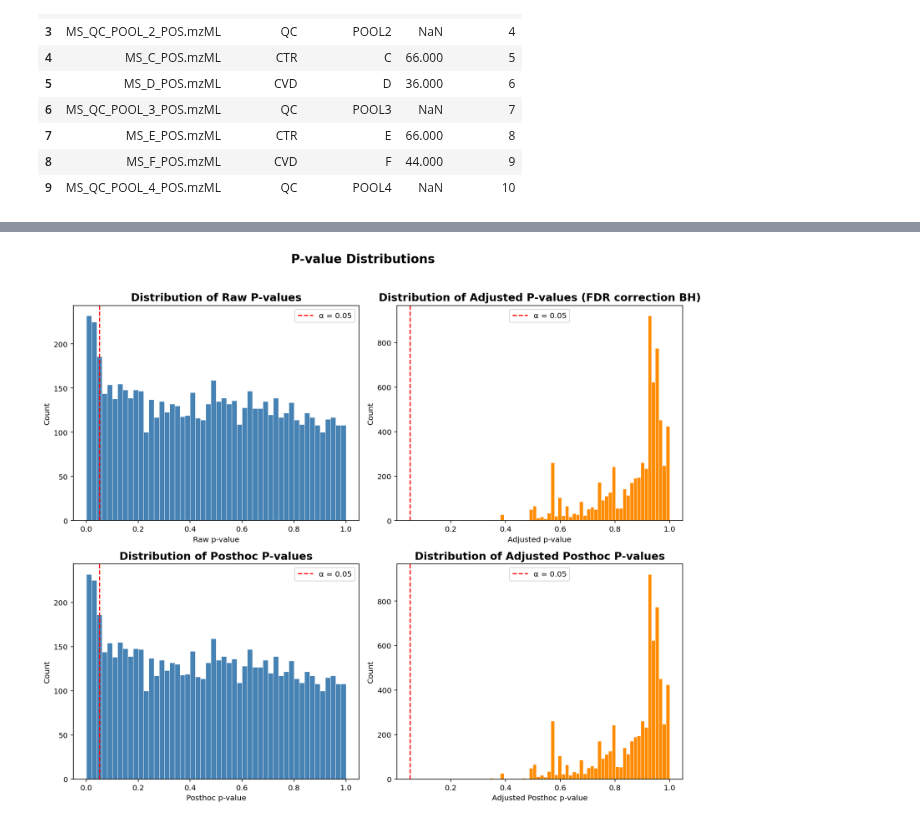
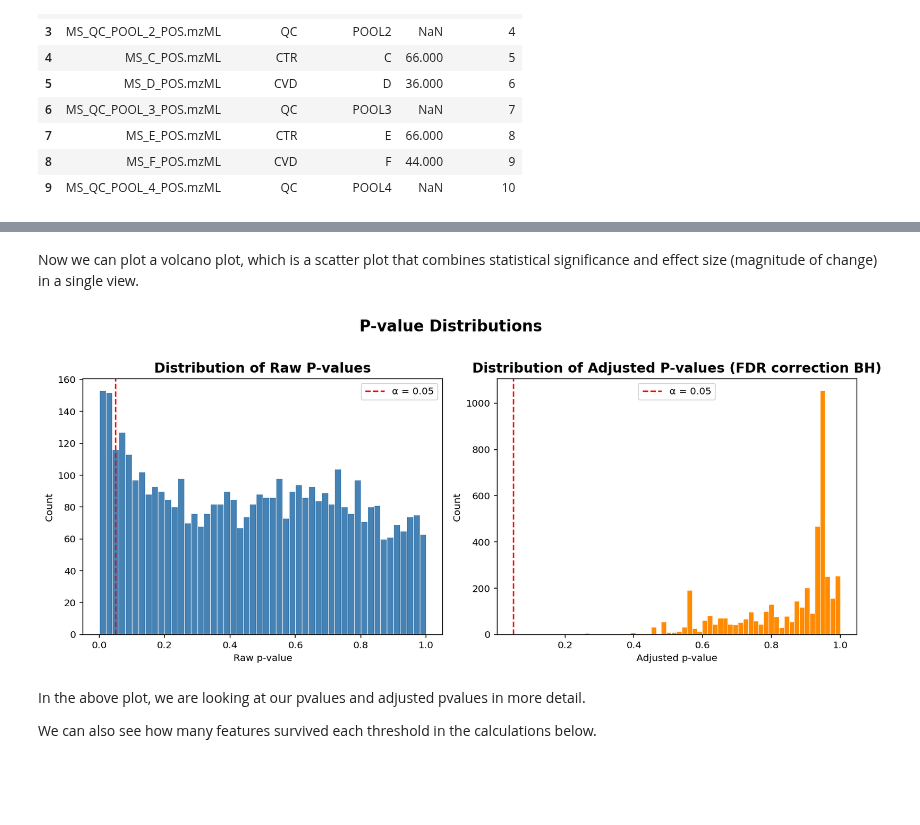
Before and after one commit to biosustain/dsp_course_metabolomics_intro, a Jupyter notebook: material/data_analysis.ipynb, the cells around one changed output, grey strips where cells are left out. Saved outputs shown, nothing was run; the diff lists cells and outputs as text; code cells hidden in the pictures; blank space fills up the shorter version.

Commit message:
:art: Updated notebook with extended documentation and analysis

```diff
--- a/material/data_analysis.ipynb
+++ b/material/data_analysis.ipynb
@@ -39,0 +450,3 @@ Transpose data, remove metadata, make colnames nicer, reset imputation (everythi
+# %%
+metaboigniter_data = pd.read_csv("/Users/fcasc/Documents/Courses/DSP_MetabolomicsCourse/dataset_metaboigniter_output/MTBLS8735_preprocessed.csv", index_col=0)
+metaboigniter_data
@@ -129,0 +681,7 @@ Blanks-based filtering: not possible (no blanks)
+# %%
+data_filtered_3 = filter_dratio(
+    data=data,
+    samples=samples,
+    qcs=qcs,
+    threshold=0.4
+)
@@ -249,5 +738,5 @@ Impute with half minimum
 # %%
-data_imputed = imputation_half_minimum(data=data_filtered_2)
+data_imputed = imputation_half_minimum(data=data_filtered_3)
 # %%
 data_imputed
 # %% [output]
@@ -905,11 +1050,11 @@ Run ANCOVA
 # %%
 ancova = (
     ad.run_ancova(
-        data_ancova.astype({group: str}),  # ! target needs to be of type str
+        data_ancova.astype({"group": str}),  # ! target needs to be of type str
         # subject=subject_col, # not used
         drop_cols=[],
-        group=group,  # needs to be a string
-        covariates=covariates,
+        group="group",  # needs to be a string
+        covariates=["age"],
     )
     .set_index("identifier")
     .sort_values(by="padj")
@@ -1006,3 +1140,5 @@ ancova.iloc[:, 6:].filter(regex=f"^(?!.*({regex_filter})).*$")
+# %% [markdown]
+Now we can plot a volcano plot, which is a scatter plot that combines statistical significance and effect size (magnitude of change) in a single view.
 # %%
 scatter_plot_adv = vuecore.plots.basic.scatter.create_scatter_plot(
     data=ancova.reset_index(),
@@ -1030,48 +1166,34 @@ scatter_plot_adv = vuecore.plots.basic.scatter.create_scatter_plot(
 )
 scatter_plot_adv
 # %%
-import pandas as pd
-import matplotlib.pyplot as plt
-import numpy as np
-
-fig, axes = plt.subplots(2, 2, figsize=(12, 10))
+fig, axes = plt.subplots(1, 2, figsize=(12, 5))
 
 # Raw p-values
-axes[0][0].hist(ancova['pvalue'].dropna(), bins=50, color='steelblue', edgecolor='white', linewidth=0.5)
-axes[0][0].set_title('Distribution of Raw P-values', fontsize=14, fontweight='bold')
-axes[0][0].set_xlabel('Raw p-value')
-axes[0][0].set_ylabel('Count')
-axes[0][0].axvline(x=0.05, color='red', linestyle='--', linewidth=1.5, label='α = 0.05')
-axes[0][0].legend()
+axes[0].hist(ancova['pvalue'].dropna(), bins=50, color='steelblue', edgecolor='white', linewidth=0.5)
+axes[0].set_title('Distribution of Raw P-values', fontsize=14, fontweight='bold')
+axes[0].set_xlabel('Raw p-value')
+axes[0].set_ylabel('Count')
+axes[0].axvline(x=0.05, color='red', linestyle='--', linewidth=1.5, label='α = 0.05')
+axes[0].legend()
 
 # Adjusted p-values
-axes[0][1].hist(ancova['padj'].dropna(), bins=50, color='darkorange', edgecolor='white', linewidth=0.5)
-axes[0][1].set_title('Distribution of Adjusted P-values (FDR correction BH)', fontsize=14, fontweight='bold')
-axes[0][1].set_xlabel('Adjusted p-value')
-axes[0][1].set_ylabel('Count')
-axes[0][1].axvline(x=0.05, color='red', linestyle='--', linewidth=1.5, label='α = 0.05')
-axes[0][1].legend()
+axes[1].hist(ancova['padj'].dropna(), bins=50, color='darkorange', edgecolor='white', linewidth=0.5)
+axes[1].set_title('Distribution of Adjusted P-values (FDR correction BH)', fontsize=14, fontweight='bold')
+axes[1].set_xlabel('Adjusted p-value')
+axes[1].set_ylabel('Count')
+axes[1].axvline(x=0.05, color='red', linestyle='--', linewidth=1.5, label='α = 0.05')
+axes[1].legend()
 
-# Raw p-values
-axes[1][0].hist(ancova['posthoc pvalue'].dropna(), bins=50, color='steelblue', edgecolor='white', linewidth=0.5)
-axes[1][0].set_title('Distribution of Posthoc P-values', fontsize=14, fontweight='bold')
-axes[1][0].set_xlabel('Posthoc p-value')
-axes[1][0].set_ylabel('Count')
-axes[1][0].axvline(x=0.05, color='red', linestyle='--', linewidth=1.5, label='α = 0.05')
-axes[1][0].legend()
 
-# Adjusted p-values
-axes[1][1].hist(ancova['posthoc padj'].dropna(), bins=50, color='darkorange', edgecolor='white', linewidth=0.5)
-axes[1][1].set_title('Distribution of Adjusted Posthoc P-values', fontsize=14, fontweight='bold')
-axes[1][1].set_xlabel('Adjusted Posthoc p-value')
-axes[1][1].set_ylabel('Count')
-axes[1][1].axvline(x=0.05, color='red', linestyle='--', linewidth=1.5, label='α = 0.05')
-axes[1][1].legend()
 
 plt.suptitle('P-value Distributions', fontsize=16, fontweight='bold', y=1.02)
 plt.tight_layout()
 plt.savefig('pvalue_distributions.png', dpi=150, bbox_inches='tight')
 plt.show()
 # %% [output]
-[figure, old version]
+[figure, new version]
+# %% [markdown]
+In the above plot, we are looking at our pvalues and adjusted pvalues in more detail.
+
+We can also see how many features survived each threshold in the calculations below.
 # %%
```
Also changed, not shown: parts of 110 cells of this notebook.
